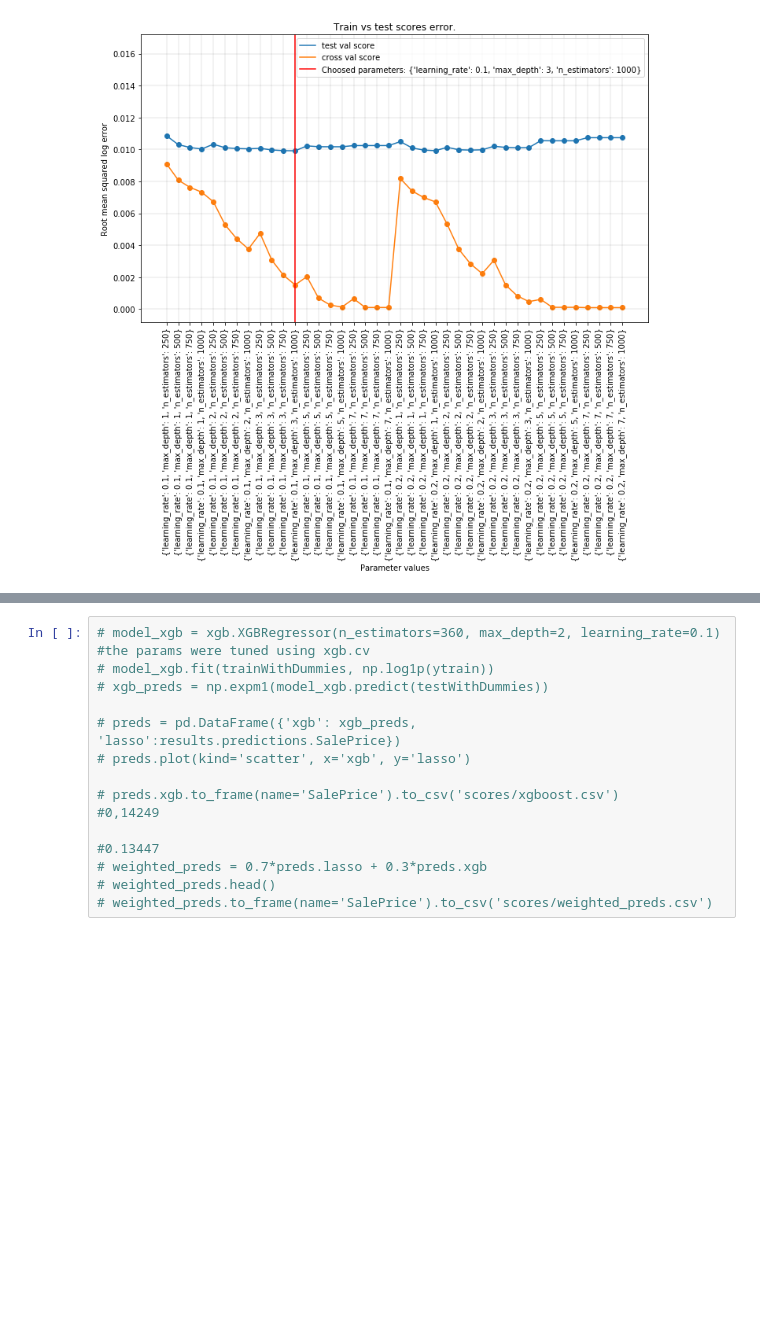
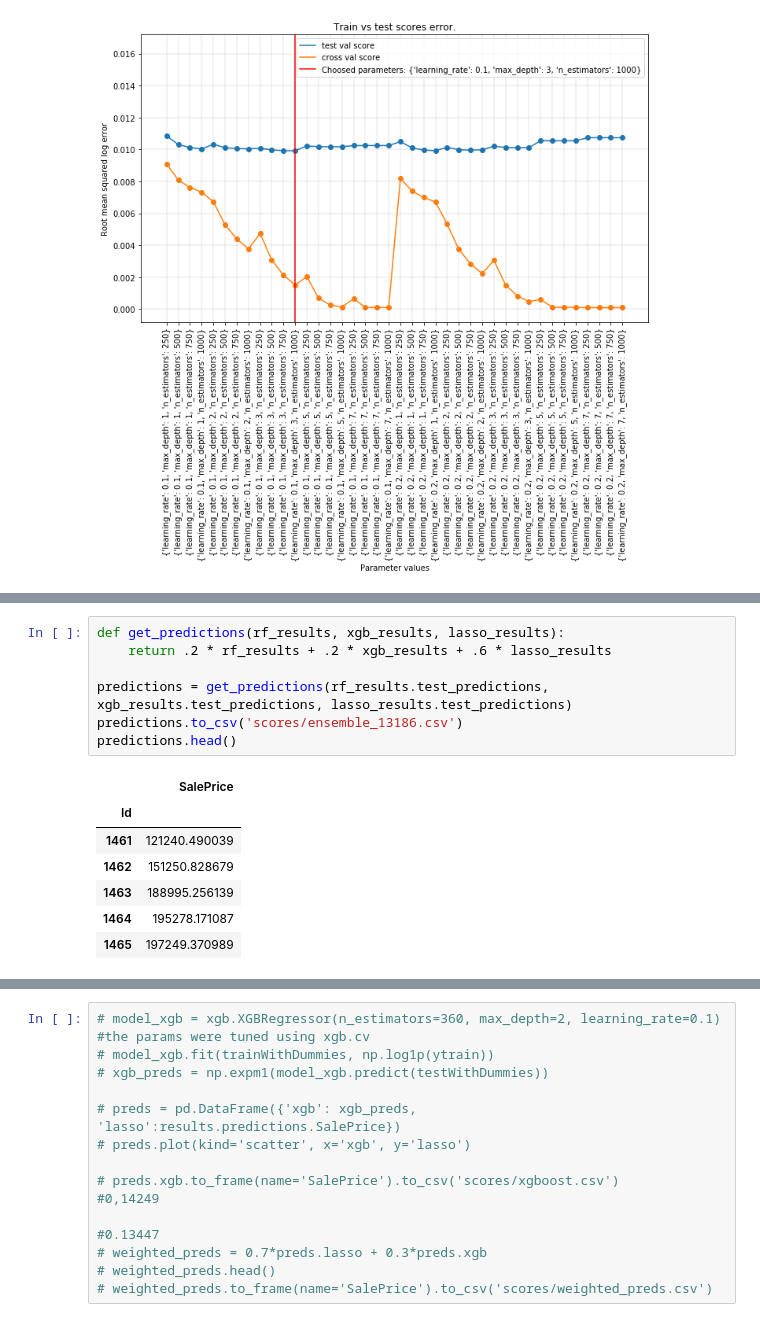
Before and after one commit to matkalinowski/Kaggle-House-prices, a Jupyter notebook: Trees.ipynb, the cells around one changed output, grey strips where cells are left out. Saved outputs shown, nothing was run; the diff lists cells and outputs as text; blank space fills up the shorter version.

```diff
--- a/Trees.ipynb
+++ b/Trees.ipynb
@@ -80,0 +107,15 @@ xgb_results = predict(TreeResults, xgb_model, param_grid, trainWithDummies,
+# %%
+def get_predictions(rf_results, xgb_results, lasso_results):
+    return .2 * rf_results + .2 * xgb_results + .6 * lasso_results
+
+predictions = get_predictions(rf_results.test_predictions, xgb_results.test_predictions, lasso_results.test_predictions)
+predictions.to_csv('scores/ensemble_13186.csv')
+predictions.head()
+# %% [output]
+|  | SalePrice |
+| Id |  |
+| 1461 | 121240.490039 |
+| 1462 | 151250.828679 |
+| 1463 | 188995.256139 |
+| 1464 | 195278.171087 |
+| 1465 | 197249.370989 |
```
Also changed, not shown: parts of 5 cells of this notebook, 1 other file.
